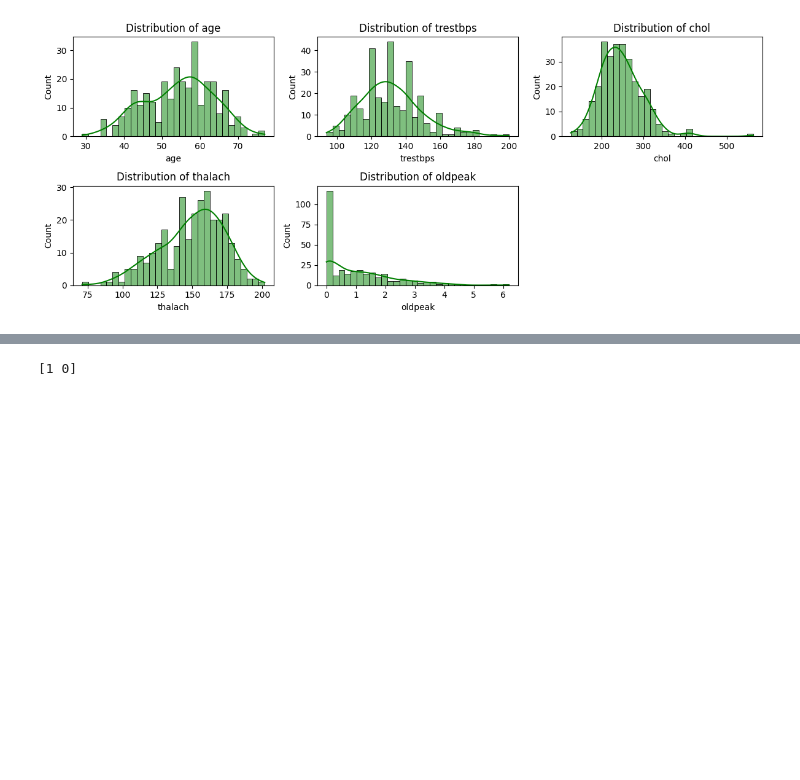
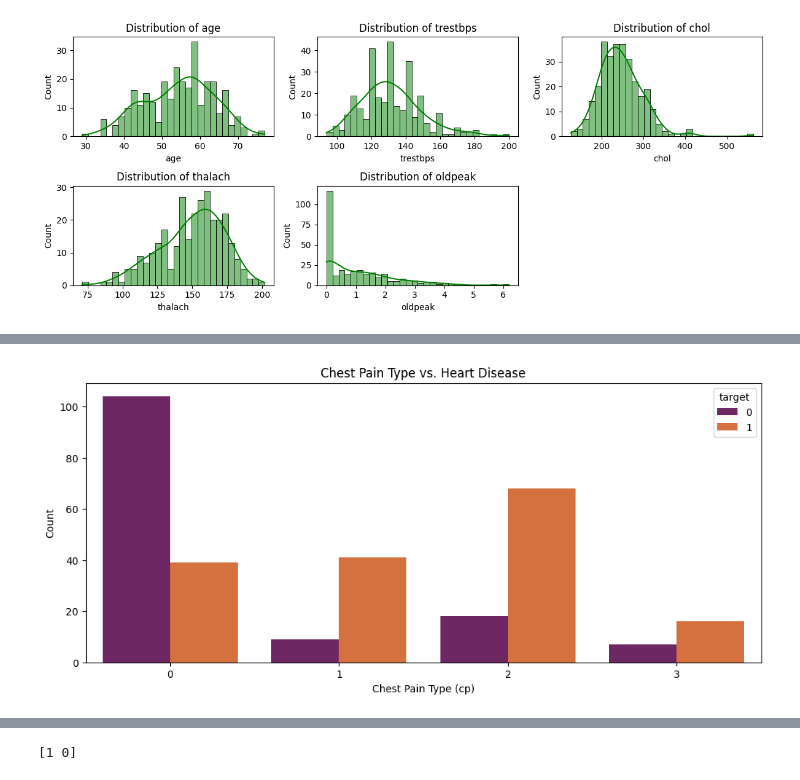
Before and after one commit to nickgagnon4/Heart-Disease-Prediction, a Jupyter notebook: heart_disease_project.ipynb, the cells around one changed output, grey strips where cells are left out. Drawn from its saved outputs; the diff is of its cells as text; code cells hidden in the pictures; blank space fills up the shorter version.

```diff
--- a/heart_disease_project.ipynb
+++ b/heart_disease_project.ipynb
@@ -199,0 +212,9 @@ Passing `palette` without assigning `hue` is deprecated and will be removed in v
+# %%
+plt.figure(figsize=(12, 5))
+sns.countplot(x="cp", hue="target", data=df, palette='inferno')
+plt.title("Chest Pain Type vs. Heart Disease")
+plt.xlabel("Chest Pain Type (cp)")
+plt.ylabel("Count")
+plt.show()
+# %% [output]
+[figure, added]
```
Also changed, not shown: parts of 19 cells of this notebook.
